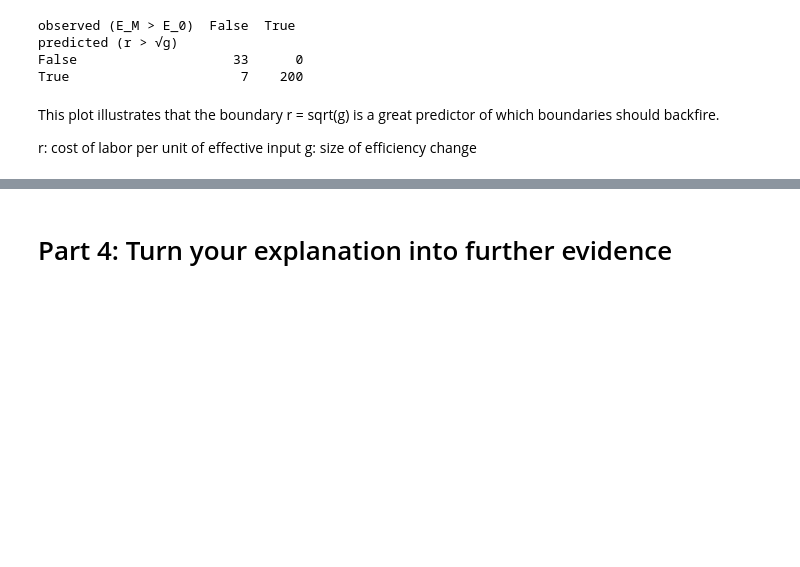
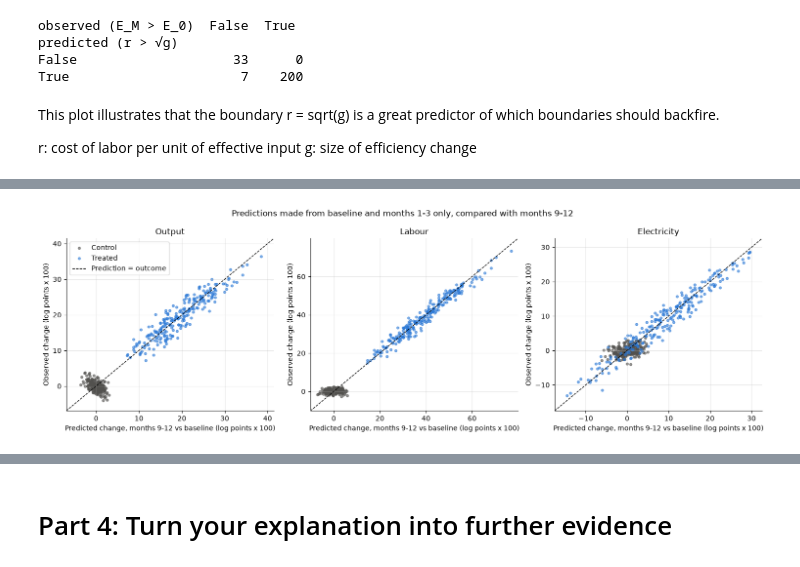
Before and after one commit to xave-markey/hw2_insurance_econ, a Jupyter notebook: assignment2_JL_V2.ipynb, the cells around one changed output, grey strips where cells are left out. Cells and saved outputs as stored; diff of their text form; code cells hidden in the pictures; blank space fills up the shorter version.

```diff
--- a/assignment2_JL_V2.ipynb
+++ b/assignment2_JL_V2.ipynb
@@ -1881,0 +1903,18 @@ g: size of efficiency change
+# %%
+# Plant parameters, reusing Q5's estimates: gmean_window (geometric mean by window) and
+# plants["g_hat"], plants["r_hat"] from the r-vs-sqrt(g) figure above (run that cell first).
+def window_means(lo, hi):
+    return pd.DataFrame({v: gmean_window(df_eda, v, lo, hi) for v in ["output", "labor", "electricity"]})
+
+short_run = window_means(1, 3)     # months 1-3: labour still fixed for every cohort
+medium_run = window_means(9, 12)   # months 9-12: held out; every cohort can adjust labour
+
+model = (energy.groupby("firm_id")[["sector", "treated", "group", "adjust_month",
+                                    "output_price", "wage", "energy_price"]].first()
+         .join(window_means(-3, 0)))                           # baseline quantities
+model["g"] = plants["g_hat"]
+model["dlog_eta"] = np.log(model["g"])
+model["eta0"] = model["labor"] / model["electricity"]
+model["eta1"] = model["g"] * model["eta0"]
+model["A"] = model["output"] / np.sqrt(model["labor"])
+model["energy_cost_share"] = plants["r_hat"] / (1 + plants["r_hat"])
@@ -1881,0 +1978,23 @@ g: size of efficiency change
+# %%
+# 6(a) Predicted vs observed change from baseline, one point per plant
+fig, axes = plt.subplots(1, 3, figsize=(15, 4.8))
+names = {"output": "Output", "labor": "Labour", "electricity": "Electricity"}
+for ax, v in zip(axes, quantities):
+    for g in groups:
+        idx = model["group"] == g
+        ax.scatter(100 * pred_change.loc[idx, v], 100 * obs_change.loc[idx, v],
+                   s=12, alpha=0.6, color=group_colours[g], label=g)
+    lims = [100 * min(pred_change[v].min(), obs_change[v].min()) - 3,
+            100 * max(pred_change[v].max(), obs_change[v].max()) + 3]
+    ax.plot(lims, lims, "--", color="black", linewidth=1, label="Prediction = outcome")
+    ax.set_xlim(lims)
+    ax.set_ylim(lims)
+    ax.set_xlabel("Predicted change, months 9-12 vs baseline (log points x 100)")
+    ax.set_ylabel("Observed change (log points x 100)")
+    ax.set_title(names[v])
+axes[0].legend()
+fig.suptitle("Predictions made from baseline and months 1-3 only, compared with months 9-12")
+fig.tight_layout()
+plt.show()
+# %% [output]
+[figure, added]
```
Also changed, not shown: parts of 26 cells of this notebook, 4 other files.
